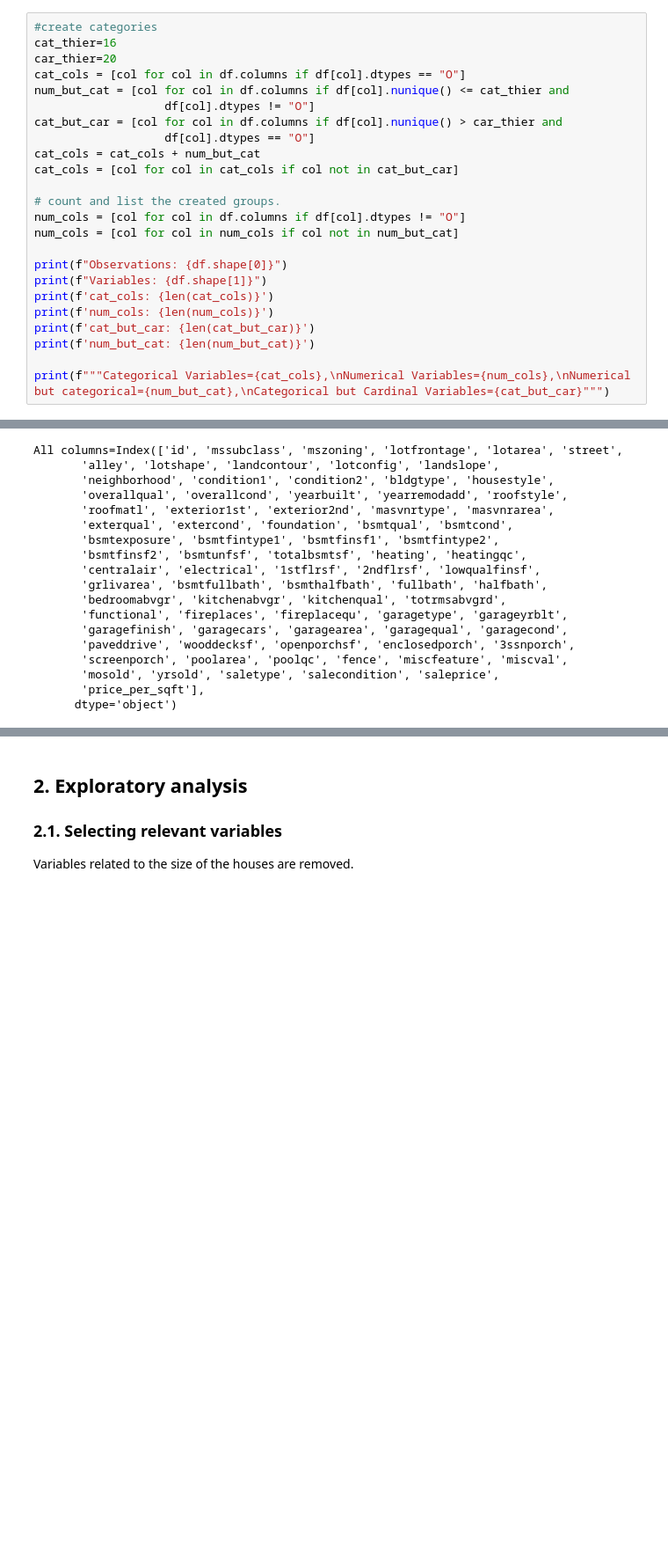
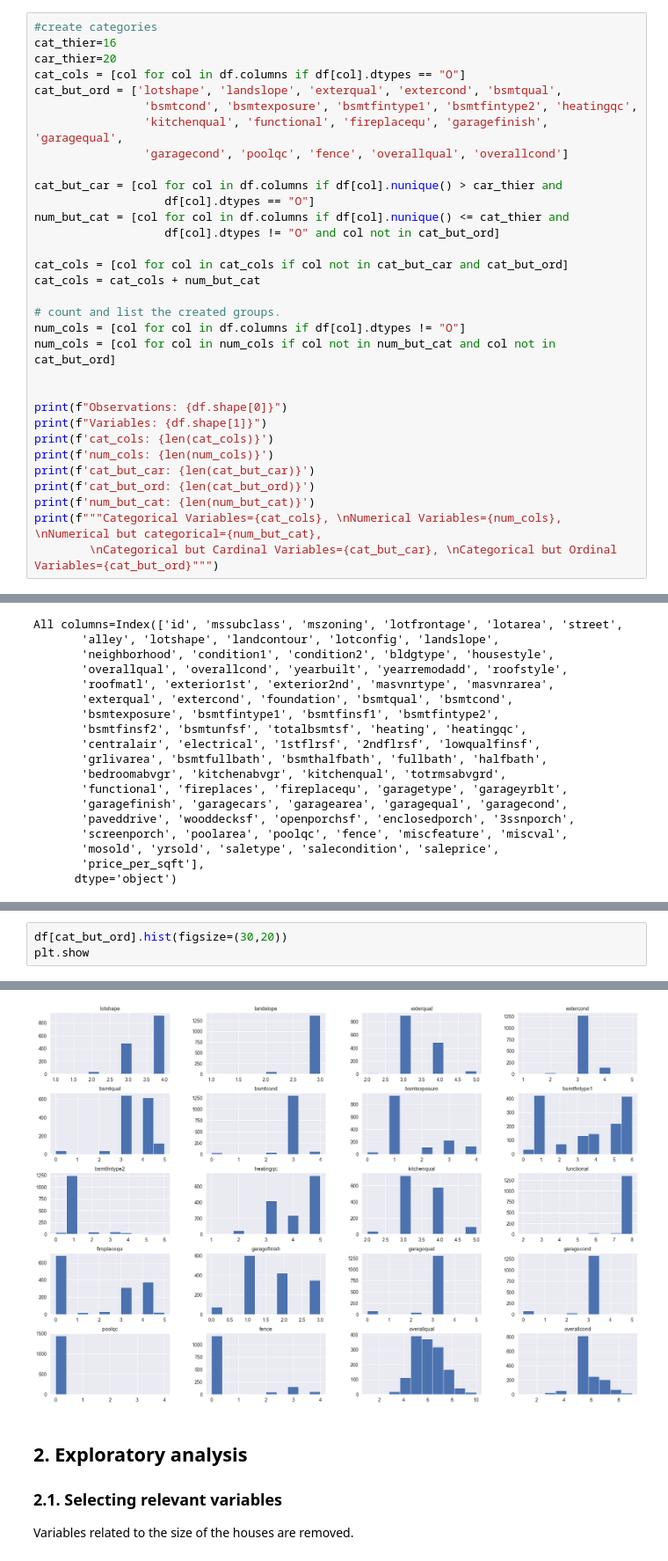
Before and after one commit to oscar-dif/ExamProject, a Jupyter notebook: house_prices.ipynb, the cells around one changed output, grey strips where cells are left out. Shown: that part at 88% size. Saved outputs shown, nothing was run; the diff lists cells and outputs as text; blank space fills up the shorter version.

```diff
--- a/house_prices.ipynb
+++ b/house_prices.ipynb
@@ -86,25 +87,33 @@ We create list for different groups of features for different data types with th
 cat_thier=16
 car_thier=20
 cat_cols = [col for col in df.columns if df[col].dtypes == "O"]
-num_but_cat = [col for col in df.columns if df[col].nunique() <= cat_thier and
-                   df[col].dtypes != "O"]
+cat_but_ord = ['lotshape', 'landslope', 'exterqual', 'extercond', 'bsmtqual',
+                'bsmtcond', 'bsmtexposure', 'bsmtfintype1', 'bsmtfintype2', 'heatingqc',
+                'kitchenqual', 'functional', 'fireplacequ', 'garagefinish', 'garagequal',
+                'garagecond', 'poolqc', 'fence', 'overallqual', 'overallcond']
+
 cat_but_car = [col for col in df.columns if df[col].nunique() > car_thier and
                    df[col].dtypes == "O"]
+num_but_cat = [col for col in df.columns if df[col].nunique() <= cat_thier and
+                   df[col].dtypes != "O" and col not in cat_but_ord]
+
+cat_cols = [col for col in cat_cols if col not in cat_but_car and cat_but_ord]
 cat_cols = cat_cols + num_but_cat
-cat_cols = [col for col in cat_cols if col not in cat_but_car]
 
 # count and list the created groups.
 num_cols = [col for col in df.columns if df[col].dtypes != "O"]
-num_cols = [col for col in num_cols if col not in num_but_cat]
+num_cols = [col for col in num_cols if col not in num_but_cat and col not in cat_but_ord]
+
 
 print(f"Observations: {df.shape[0]}")
 print(f"Variables: {df.shape[1]}")
 print(f'cat_cols: {len(cat_cols)}')
 print(f'num_cols: {len(num_cols)}')
 print(f'cat_but_car: {len(cat_but_car)}')
+print(f'cat_but_ord: {len(cat_but_ord)}')
 print(f'num_but_cat: {len(num_but_cat)}')
-
-print(f"""Categorical Variables={cat_cols},\nNumerical Variables={num_cols},\nNumerical but categorical={num_but_cat},\nCategorical but Cardinal Variables={cat_but_car}""")
+print(f"""Categorical Variables={cat_cols}, \nNumerical Variables={num_cols}, \nNumerical but categorical={num_but_cat},
+        \nCategorical but Cardinal Variables={cat_but_car}, \nCategorical but Ordinal Variables={cat_but_ord}""")
 # %% [output]
 Observations: 1460
 Variables: 81
@@ -252,0 +335,4 @@ All columns=Index(['id', 'mssubclass', 'mszoning', 'lotfrontage', 'lotarea', 'st
+# %%
+df[cat_but_ord].hist(figsize=(30,20))
+plt.show
+# %% [output]
@@ -253,3 +340,4 @@ All columns=Index(['id', 'mssubclass', 'mszoning', 'lotfrontage', 'lotarea', 'st
+[figure, added]
 # %% [markdown]
 ## 2. Exploratory analysis
 
```
Also changed, not shown: parts of 28 cells of this notebook, 2 other files.
